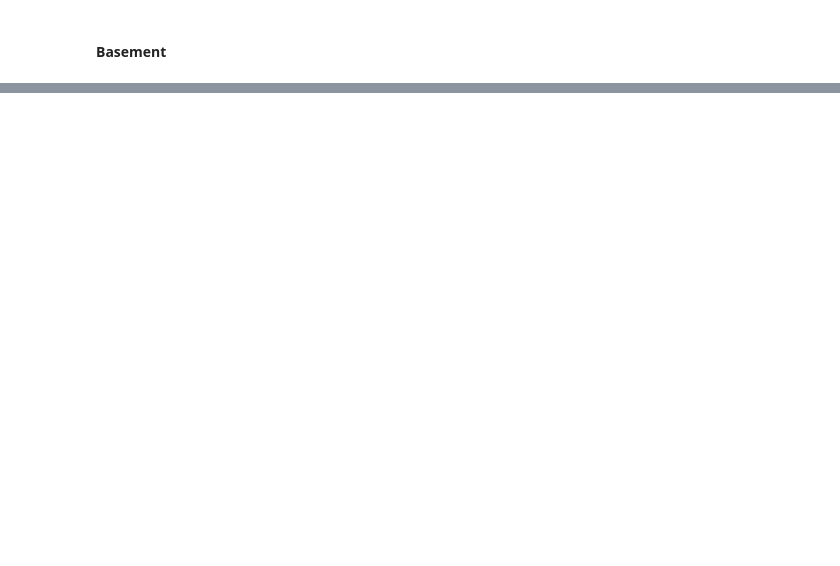
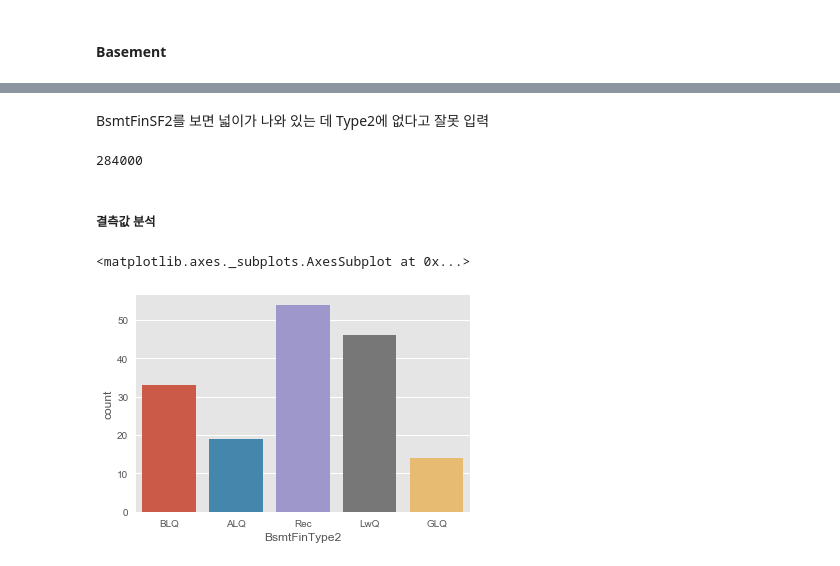
Before and after one commit to wjy5446/house-price-project, a Jupyter notebook: YoonJaeyoung/house-price-analysis.ipynb, the cells around one changed output, grey strips where cells are left out. Drawn from its saved outputs; the diff is of its cells as text; code cells hidden in the pictures; blank space fills up the shorter version.

```diff
--- a/YoonJaeyoung/house-price-analysis.ipynb
+++ b/YoonJaeyoung/house-price-analysis.ipynb
@@ -254,0 +295,14 @@ df_train[df_train["Electrical"].isnull()]
+# %% [markdown]
+BsmtFinSF2를 보면 넓이가 나와 있는 데 Type2에 없다고 잘못 입력
+# %%
+df_train.loc[332]["SalePrice"]
+# %% [output]
+284000
+# %% [markdown]
+##### 결측값 분석
+# %%
+df_notUnf = df_train[df_train["BsmtFinType2"] != "Unf"]["BsmtFinType2"]
+sns.countplot(df_notUnf)
+# %% [output]
+<matplotlib.axes._subplots.AxesSubplot at 0x...>
+[figure, added]
```
Also changed, not shown: parts of 22 cells of this notebook, 1 other file.
